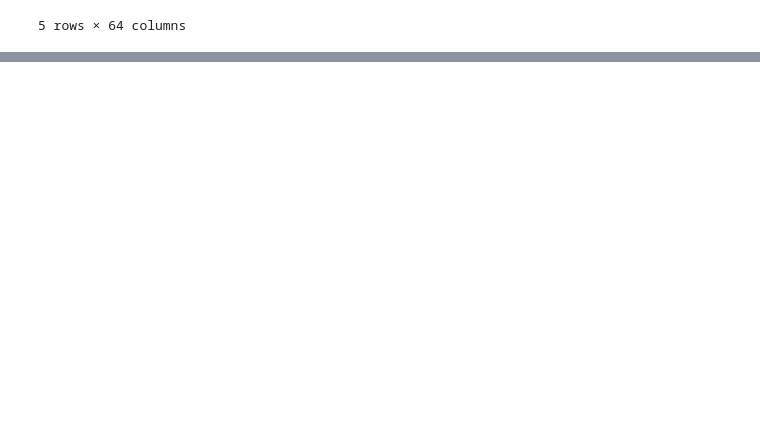
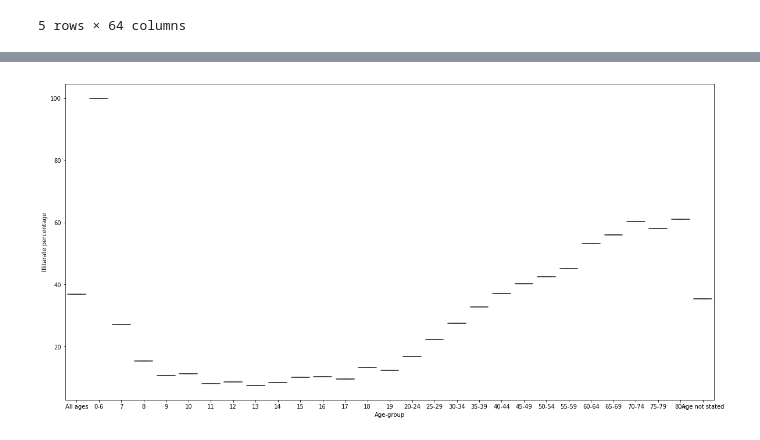
Before and after one commit to iamurali/upgrad_ml_ai, a Jupyter notebook: Data cleaning/eda.ipynb, the cells around one changed output, grey strips where cells are left out. Drawn from its saved outputs; the diff is of its cells as text; code cells hidden in the pictures; blank space fills up the shorter version.

Commit message:
Data clearning & Derived metrics - type derived metrics, data derived, business derived metrics

```diff
--- a/Data cleaning/eda.ipynb
+++ b/Data cleaning/eda.ipynb
@@ -590,0 +618,3 @@ students.head()
+# %%
+census_data = pd.read_csv('EDA_census_mani.csv')
+census_data.head()
@@ -590,0 +661,5 @@ students.head()
+# %%
+filtered_data = census_data[ (census_data['Area Name'] == 'INDIA') & (census_data['Total/Rural/Urban/'] == 'Total') ]
+
+filtered_data.loc[:, 'age_percentage'] = filtered_data['Illiterate Persons'] / filtered_data['Total Persons'] * 100
+filtered_data[['Age-group', 'age_percentage']]
@@ -590,0 +684,7 @@ students.head()
+# %%
+plt.figure(figsize=(20, 10))
+sns.boxplot(x=filtered_data['Age-group'], y=filtered_data['age_percentage'])
+plt.ylabel('Illitarate percentage')
+plt.show()
+# %% [output]
+[figure, added]
```
Also changed, not shown: parts of 68 cells of this notebook, 1 other file.
